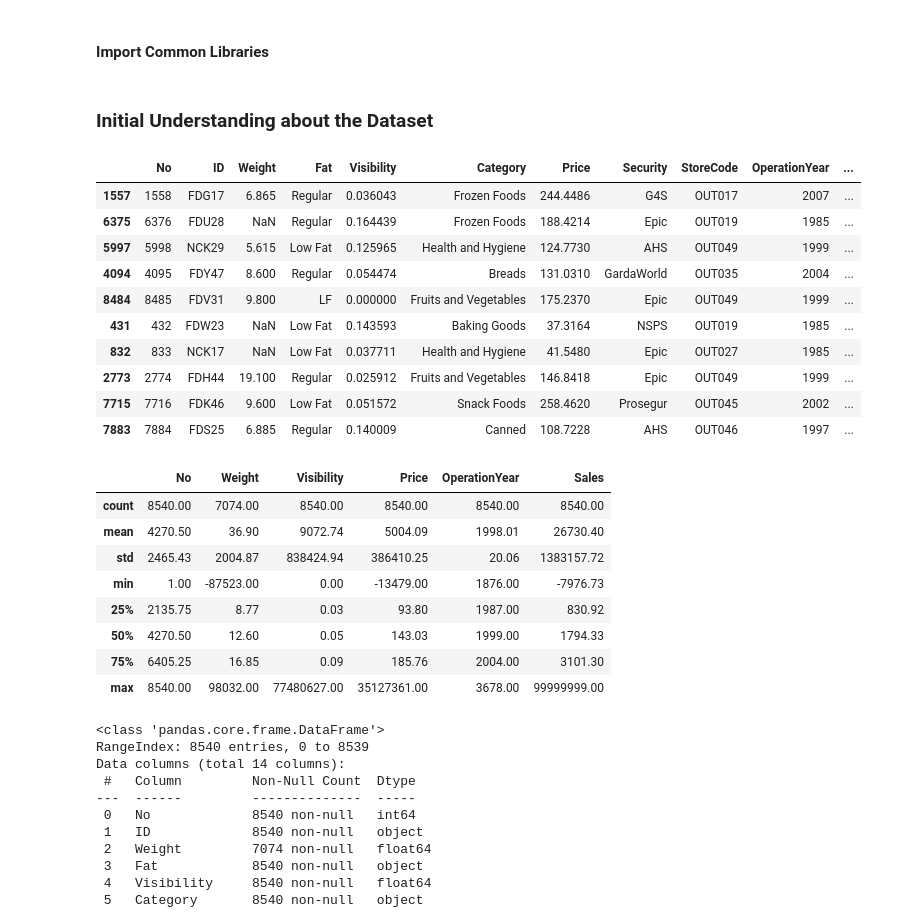
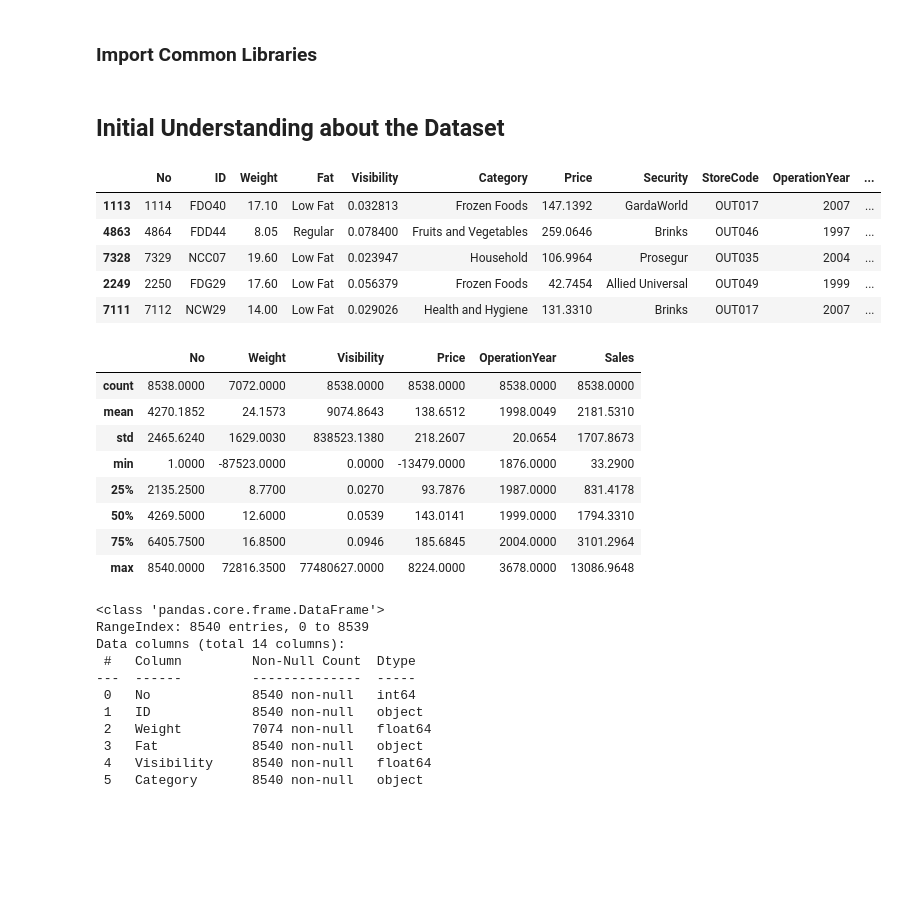
Before and after one commit to simran2104/retail-sales-prediction, a Jupyter notebook: sales_prediction-model.ipynb, the cells around one changed output. Drawn from its saved outputs; the diff is of its cells as text; code cells hidden in the pictures; blank space fills up the shorter version.

```diff
--- a/sales_prediction-model.ipynb
+++ b/sales_prediction-model.ipynb
@@ -23,41 +23,36 @@ Requirement already satisfied: arrow>=0.15.0 in c:\users\simra\anaconda3\lib\sit
 # %% [markdown]
-#### Import Common Libraries
+### Import Common Libraries
 # %%
 import numpy as np
 import pandas as pd
 import seaborn as sns
 import matplotlib.pyplot as plt
 # %% [markdown]
-### Initial Understanding about the Dataset
+## Initial Understanding about the Dataset
 # %%
 df = pd.read_csv("./dataset/train.csv")
 # %%
-df.sample(10)
+df.sample(5)
 # %% [output]
 |  | No | ID | Weight | Fat | Visibility | Category | Price | Security | StoreCode | OperationYear | ... |
-| 1557 | 1558 | FDG17 | 6.865 | Regular | 0.036043 | Frozen Foods | 244.4486 | G4S | OUT017 | 2007 | ... |
-| 6375 | 6376 | FDU28 | NaN | Regular | 0.164439 | Frozen Foods | 188.4214 | Epic | OUT019 | 1985 | ... |
-| 5997 | 5998 | NCK29 | 5.615 | Low Fat | 0.125965 | Health and Hygiene | 124.7730 | AHS | OUT049 | 1999 | ... |
-| 4094 | 4095 | FDY47 | 8.600 | Regular | 0.054474 | Breads | 131.0310 | GardaWorld | OUT035 | 2004 | ... |
-| 8484 | 8485 | FDV31 | 9.800 | LF | 0.000000 | Fruits and Vegetables | 175.2370 | Epic | OUT049 | 1999 | ... |
-| 431 | 432 | FDW23 | NaN | Low Fat | 0.143593 | Baking Goods | 37.3164 | NSPS | OUT019 | 1985 | ... |
-| 832 | 833 | NCK17 | NaN | Low Fat | 0.037711 | Health and Hygiene | 41.5480 | Epic | OUT027 | 1985 | ... |
-| 2773 | 2774 | FDH44 | 19.100 | Regular | 0.025912 | Fruits and Vegetables | 146.8418 | Epic | OUT049 | 1999 | ... |
-| 7715 | 7716 | FDK46 | 9.600 | Low Fat | 0.051572 | Snack Foods | 258.4620 | Prosegur | OUT045 | 2002 | ... |
-| 7883 | 7884 | FDS25 | 6.885 | Regular | 0.140009 | Canned | 108.7228 | AHS | OUT046 | 1997 | ... |
+| 1113 | 1114 | FDO40 | 17.10 | Low Fat | 0.032813 | Frozen Foods | 147.1392 | GardaWorld | OUT017 | 2007 | ... |
+| 4863 | 4864 | FDD44 | 8.05 | Regular | 0.078400 | Fruits and Vegetables | 259.0646 | Brinks | OUT046 | 1997 | ... |
+| 7328 | 7329 | NCC07 | 19.60 | Low Fat | 0.023947 | Household | 106.9964 | Prosegur | OUT035 | 2004 | ... |
+| 2249 | 2250 | FDG29 | 17.60 | Low Fat | 0.056379 | Frozen Foods | 42.7454 | Allied Universal | OUT049 | 1999 | ... |
+| 7111 | 7112 | NCW29 | 14.00 | Low Fat | 0.029026 | Health and Hygiene | 131.3310 | Brinks | OUT017 | 2007 | ... |
 # %%
-pd.set_option("display.float_format", "{:.2f}".format)
+pd.set_option("display.float_format", "{:.4f}".format)
 df.describe()
 # %% [output]
 |  | No | Weight | Visibility | Price | OperationYear | Sales |
-| count | 8540.00 | 7074.00 | 8540.00 | 8540.00 | 8540.00 | 8540.00 |
-| mean | 4270.50 | 36.90 | 9072.74 | 5004.09 | 1998.01 | 26730.40 |
-| std | 2465.43 | 2004.87 | 838424.94 | 386410.25 | 20.06 | 1383157.72 |
-| min | 1.00 | -87523.00 | 0.00 | -13479.00 | 1876.00 | -7976.73 |
-| 25% | 2135.75 | 8.77 | 0.03 | 93.80 | 1987.00 | 830.92 |
-| 50% | 4270.50 | 12.60 | 0.05 | 143.03 | 1999.00 | 1794.33 |
-| 75% | 6405.25 | 16.85 | 0.09 | 185.76 | 2004.00 | 3101.30 |
-| max | 8540.00 | 98032.00 | 77480627.00 | 35127361.00 | 3678.00 | 99999999.00 |
+| count | 8538.0000 | 7072.0000 | 8538.0000 | 8538.0000 | 8538.0000 | 8538.0000 |
+| mean | 4270.1852 | 24.1573 | 9074.8643 | 138.6512 | 1998.0049 | 2181.5310 |
+| std | 2465.6240 | 1629.0030 | 838523.1380 | 218.2607 | 20.0654 | 1707.8673 |
+| min | 1.0000 | -87523.0000 | 0.0000 | -13479.0000 | 1876.0000 | 33.2900 |
+| 25% | 2135.2500 | 8.7700 | 0.0270 | 93.7876 | 1987.0000 | 831.4178 |
+| 50% | 4269.5000 | 12.6000 | 0.0539 | 143.0141 | 1999.0000 | 1794.3310 |
+| 75% | 6405.7500 | 16.8500 | 0.0946 | 185.6845 | 2004.0000 | 3101.2964 |
+| max | 8540.0000 | 72816.3500 | 77480627.0000 | 8224.0000 | 3678.0000 | 13086.9648 |
 # %%
 df.info()
 # %% [output]
```
Also changed, not shown: parts of 75 cells of this notebook, 1 other file.
